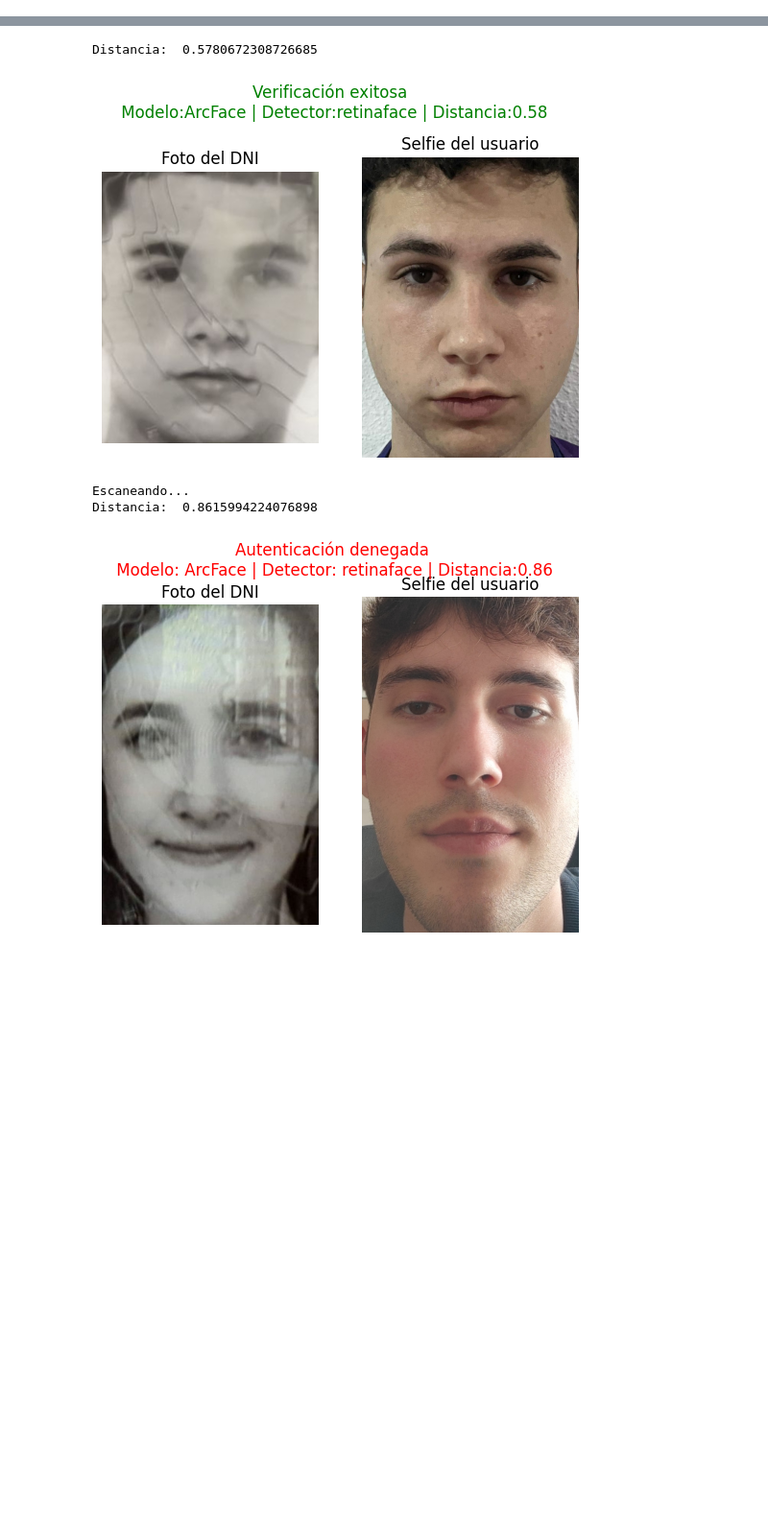
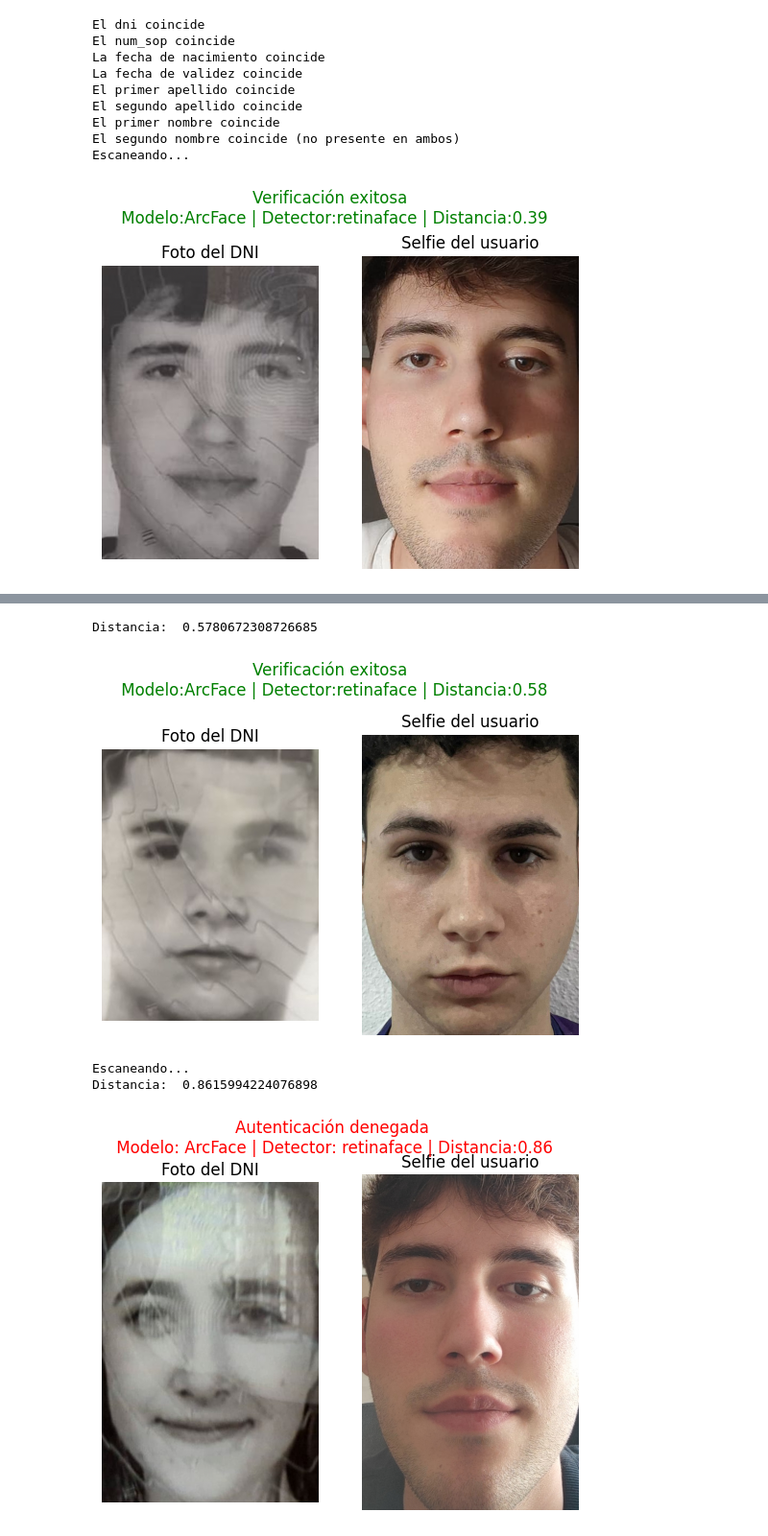
Before and after one commit to hum1-ua/facephichallenge2026_, a Jupyter notebook: main.ipynb, the cells around one changed output, grey strips where cells are left out. Shown at 96% size. Cells and saved outputs as stored; diff of their text form; code cells hidden in the pictures; blank space fills up the shorter version.

Commit message:
pruebas con dni e imagenes

```diff
--- a/main.ipynb
+++ b/main.ipynb
@@ -40,8 +42,12 @@ def extraccion_antiguo(words_ante):
     info = {}
 
     for i in range(len(words_ante)):
-        if len(words_ante[i]) == 9 and words_ante[i].isalnum():
-            if words_ante[i][:8].isdigit() and words_ante[i][8:].isalpha():
+        if len(words_ante[i]) == 9 and words_ante[i].isalnum() or 'DNI' in words_ante[i]:
+            if 'DNI' in words_ante[i]:
+                dni = words_ante[i][4:]
+                if dni[:8].isdigit() and dni[8:].isalpha():
+                    info['dni'] = dni
+            elif words_ante[i][:8].isdigit() and words_ante[i][8:].isalpha():
                 info['dni'] = words_ante[i]
 
         elif 'APEL' in words_ante[i]:
@@ -73,8 +79,12 @@ def extraccion_moderno(words_ante):
     info = {}
 
     for i in range(len(words_ante)):
-        if len(words_ante[i]) == 9 and words_ante[i].isalnum():
-            if words_ante[i][:8].isdigit() and words_ante[i][8:].isalpha():
+        if len(words_ante[i]) == 9 and words_ante[i].isalnum() or 'DNI' in words_ante[i]:
+            if 'DNI' in words_ante[i]:
+                dni = words_ante[i][4:]
+                if dni[:8].isdigit() and dni[8:].isalpha():
+                    info['dni'] = dni
+            elif words_ante[i][:8].isdigit() and words_ante[i][8:].isalpha():
                 info['dni'] = words_ante[i]
             else:
                 if words_ante[i][3:].isdigit() and words_ante[i][:2].isalpha():
@@ -96,7 +106,7 @@ def extraccion_moderno(words_ante):
         elif words_ante[i] == 'ESP' and not words_ante[i+1].isalpha():
             info['f_nacimiento'] = words_ante[i+1]
 
-        elif words_ante[i] == 'VALIDEZ/VALIDESA' or words_ante[i] == 'VALI':
+        elif words_ante[i] == 'VALIDEZ/VALIDESA' or 'VALI' in words_ante[i]:
             if len(words_ante[i+1]) == 10 and not words_ante[i+1].isalpha():
                 info['f_emision'] = words_ante[i+1]
                 info['f_validez'] = words_ante[i+2]
@@ -471,7 +466,7 @@ def one_shot_verification(dni_path, selfie_path, model_name='ArcFace', detector_
     of the streaming version'''
 
     print("Escaneando...")
-    treshold = 0.6
+    treshold = 0.68
     dni = DeepFace.extract_faces(dni_path, detector_backend)[0]['face']
     dni_embedding = DeepFace.represent(
                     dni,
@@ -501,3 +496,20 @@ def one_shot_verification(dni_path, selfie_path, model_name='ArcFace', detector_
         fig.suptitle(f"Verificación exitosa \n Modelo:{model_name} | Detector:{detector_backend} | Distancia:{np.round(distance,2)}",color='green')
     else:
         fig.suptitle(f"Autenticación denegada\n Modelo: {model_name} | Detector: {detector_backend} | Distancia:{np.round(distance,2)}", color="red")
+# %%
+img1 = '.\DNI_especimen\hugo_anverso.jpeg'
+img2 = '.\DNI_especimen\hugo_reverso.jpeg'
+img3 = '.\caras\hugo.jpeg'
+validar_dni(img1, img2)
+one_shot_verification(dni_path=img1, selfie_path=img3)
+# %% [output]
+El dni coincide
+El num_sop coincide
+La fecha de nacimiento coincide
+La fecha de validez coincide
+El primer apellido coincide
+El segundo apellido coincide
+El primer nombre coincide
+El segundo nombre coincide (no presente en ambos)
+Escaneando...
+[figure, added]
```
Also changed, not shown: parts of 12 cells of this notebook.
